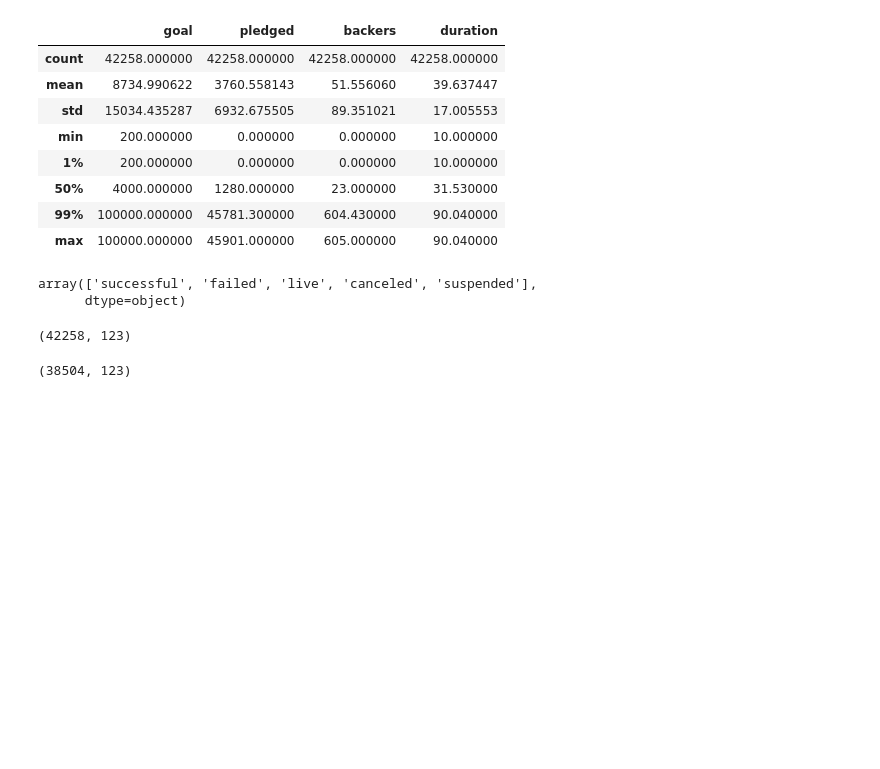
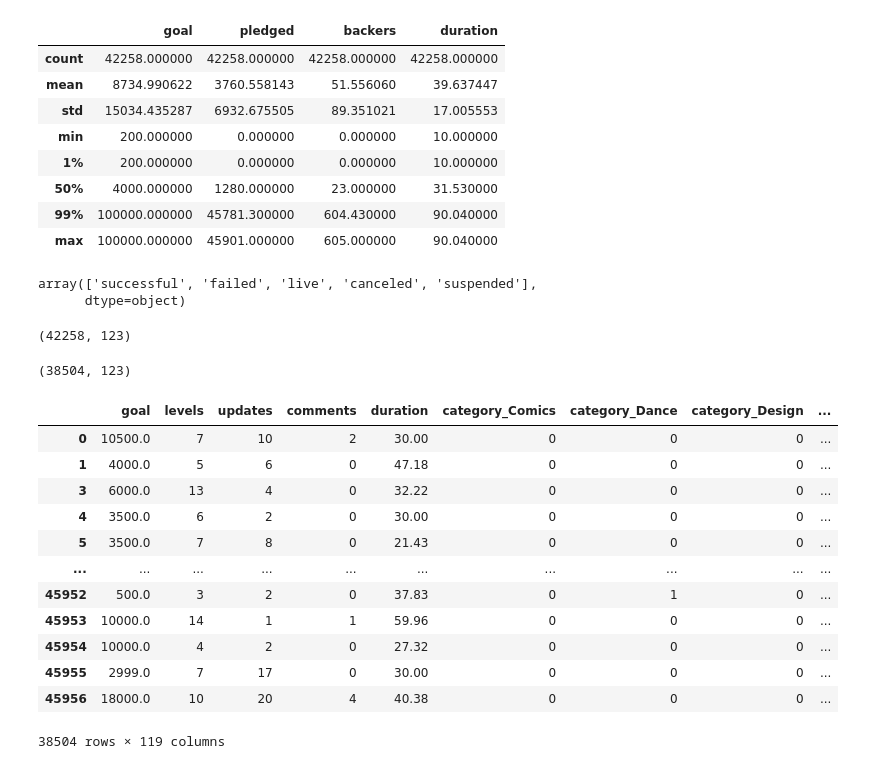
Before and after one commit to lc430/bttai-fall-ai-studio-project-repo, a Jupyter notebook: data_prep.ipynb, the cells around one changed output. Drawn from its saved outputs; the diff is of its cells as text; code cells hidden in the pictures; blank space fills up the shorter version.

```diff
--- a/data_prep.ipynb
+++ b/data_prep.ipynb
@@ -168,5 +168,21 @@ df.shape # checking the number of rows after to see about a 10% loss in number o
 (38504, 123)
 # %%
 y = df['status'] # labeling the target
-X = df.drop(columns='status') # feature columns
+X = df.drop(columns=['status','pledged','funded percentage','backers']) # feature columns
 X_train, X_test, y_train, y_test = train_test_split(X, y, test_size=0.25)
+# %%
+X
+# %% [output]
+|  | goal | levels | updates | comments | duration | category_Comics | category_Dance | category_Design | ... |
+| 0 | 10500.0 | 7 | 10 | 2 | 30.00 | 0 | 0 | 0 | ... |
+| 1 | 4000.0 | 5 | 6 | 0 | 47.18 | 0 | 0 | 0 | ... |
+| 3 | 6000.0 | 13 | 4 | 0 | 32.22 | 0 | 0 | 0 | ... |
+| 4 | 3500.0 | 6 | 2 | 0 | 30.00 | 0 | 0 | 0 | ... |
+| 5 | 3500.0 | 7 | 8 | 0 | 21.43 | 0 | 0 | 0 | ... |
+| ... | ... | ... | ... | ... | ... | ... | ... | ... | ... |
+| 45952 | 500.0 | 3 | 2 | 0 | 37.83 | 0 | 1 | 0 | ... |
+| 45953 | 10000.0 | 14 | 1 | 1 | 59.96 | 0 | 0 | 0 | ... |
+| 45954 | 10000.0 | 4 | 2 | 0 | 27.32 | 0 | 0 | 0 | ... |
+| 45955 | 2999.0 | 7 | 17 | 0 | 30.00 | 0 | 0 | 0 | ... |
+| 45956 | 18000.0 | 10 | 20 | 4 | 40.38 | 0 | 0 | 0 | ... |
+38504 rows × 119 columns
```
Also changed, not shown: 1 other file.
